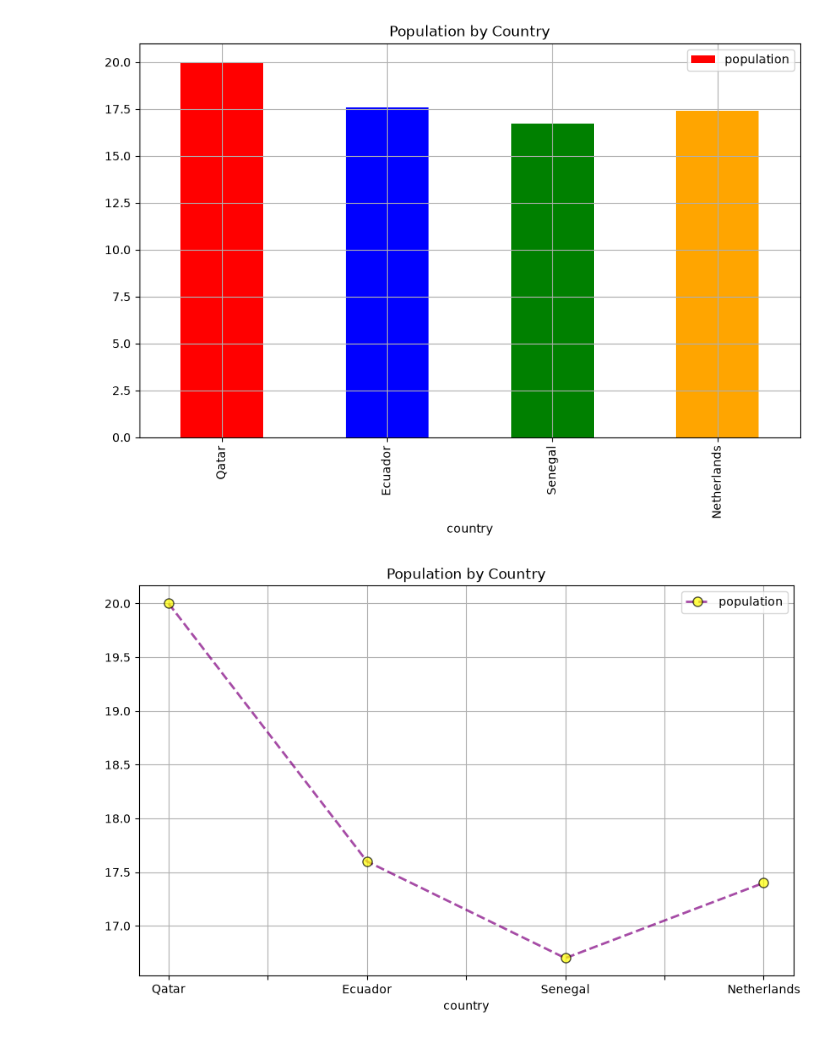
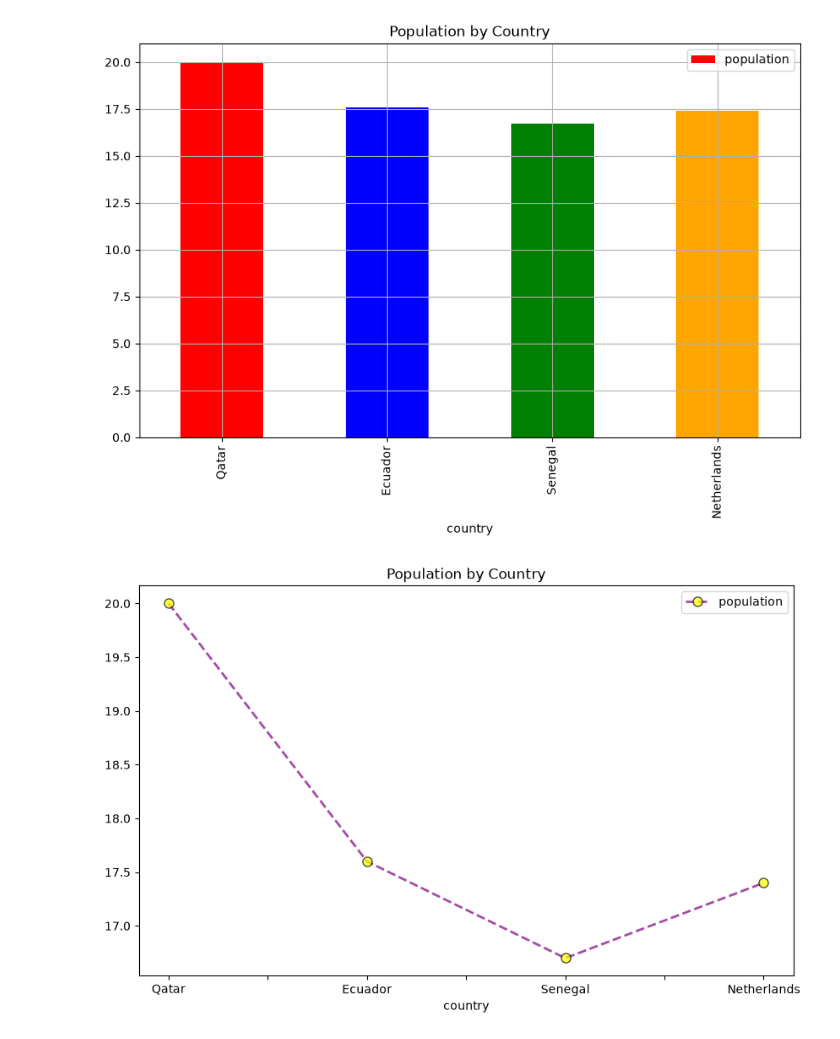
Before and after one commit to yasinmillers/pro_Ai, a Jupyter notebook: nupydemo.ipynb, the cells around one changed output. Drawn from its saved outputs; the diff is of its cells as text; code cells hidden in the pictures.

Commit message:
graph ok

```diff
--- a/nupydemo.ipynb
+++ b/nupydemo.ipynb
@@ -422,7 +422,7 @@ plt.show()
 # %% [output]
 [figure]
 # %%
-df.plot(x='country', y='population',figsize=(10,6), title='Population by Country', grid=True, color='purple', linewidth=2, linestyle='--', marker='o', markersize=8, markerfacecolor='yellow', markeredgecolor='black', markeredgewidth=1, alpha=0.7  )
+df.plot(x='country', y='population',figsize=(10,6), title='Population by Country', color='purple', linewidth=2, linestyle='--', marker='o', markersize=8, markerfacecolor='yellow', markeredgecolor='black', markeredgewidth=1, alpha=0.7  )
 plt.show()
 # %% [output]
-[figure, old version]
+[figure, new version]
```
